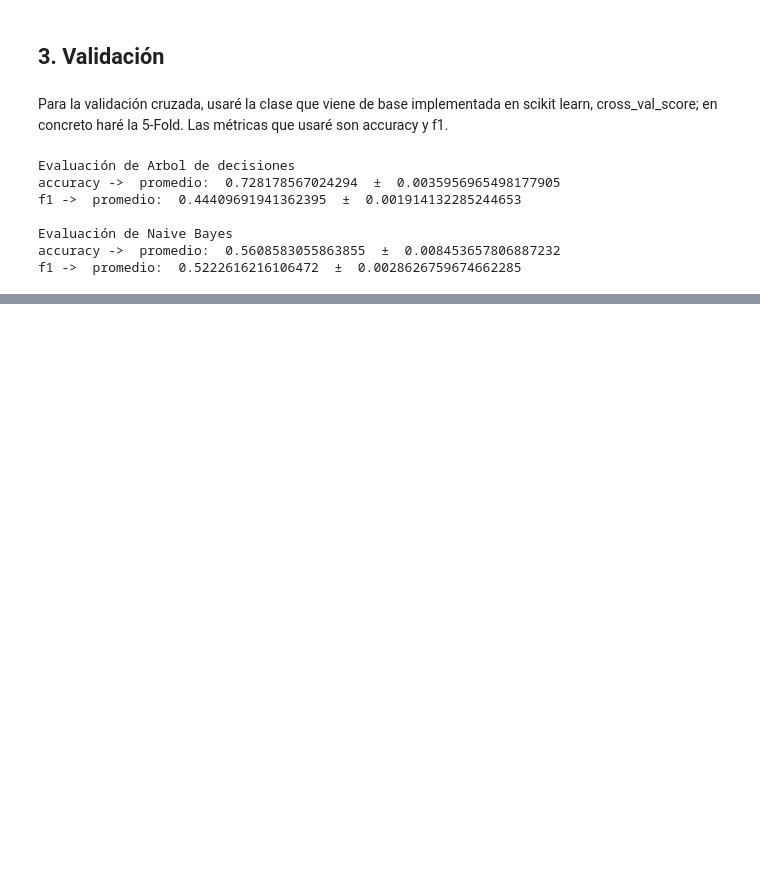
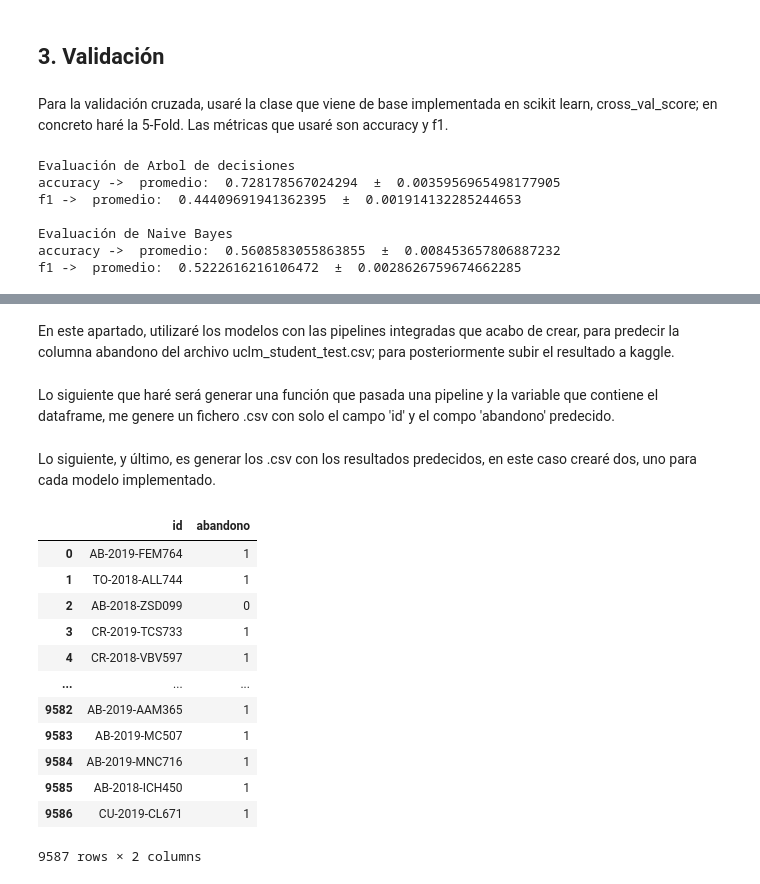
Before and after one commit to Marcos-Wth/Practica_1_Mineria_de_Datos, a Jupyter notebook: Práctica 1 - Análisis, procesamiento y validación .ipynb, the cells around one changed output, grey strips where cells are left out. Cells and saved outputs as stored; diff of their text form; code cells hidden in the pictures; blank space fills up the shorter version.

```diff
--- a/Práctica 1 - Análisis, procesamiento y validación .ipynb
+++ b/Práctica 1 - Análisis, procesamiento y validación .ipynb
@@ -1181,0 +1183,51 @@ f1 ->  promedio:  0.5222616216106472  ±  0.0028626759674662285
+# %% [markdown]
+En este apartado, utilizaré los modelos con las pipelines integradas que acabo de crear, para predecir la columna abandono del archivo uclm_student_test.csv; para posteriormente subir el resultado a kaggle.
+# %%
+# Vuelvo a cargar df_test, por si acaso
+df_test=pd.read_csv('uclm_student_test.csv')
+# %% [markdown]
+Lo siguiente que haré será generar una función que pasada una pipeline y la variable que contiene el dataframe, me genere un fichero .csv con solo el campo 'id' y el compo 'abandono' predecido.
+# %%
+def generar_archivo_csv(pipeline, df, nombre_archivo):
+
+    # Guardo la columna par luego insertarla en el archivo de entrega (ya que lo elimino en la pipeline)
+    ids = df['id'].copy()
+
+    # Predigo la columna 'abandono'
+    predicciones_abandono = pipeline.predict(df)
+
+    # Construyo el dataframe con los resultados y el id
+    df_submission = pd.DataFrame({
+        'id': ids,
+        'abandono': predicciones_abandono
+    })
+
+    # Me aseguro de que el tipo de dato generado para la predicción de 'abandono' es int
+    df_submission['abandono'] = df_submission['abandono'].astype(int)
+
+    # Genero el csv
+    df_submission.to_csv(nombre_archivo, index=False)
+
+    return df_submission
+# %% [markdown]
+Lo siguiente, y último, es generar los .csv con los resultados predecidos, en este caso crearé dos, uno para cada modelo implementado.
+# %%
+# Creación del fichero con las predicciones del modelo Arbol de decisiones
+nombre_arbol='arbol_kaggle.csv'
+
+pipeline_arbol.fit(X,y)
+generar_archivo_csv(pipeline_arbol, df_test, nombre_arbol)
+# %% [output]
+|  | id | abandono |
+| 0 | AB-2019-FEM764 | 1 |
+| 1 | TO-2018-ALL744 | 1 |
+| 2 | AB-2018-ZSD099 | 0 |
+| 3 | CR-2019-TCS733 | 1 |
+| 4 | CR-2018-VBV597 | 1 |
+| ... | ... | ... |
+| 9582 | AB-2019-AAM365 | 1 |
+| 9583 | AB-2019-MC507 | 1 |
+| 9584 | AB-2019-MNC716 | 1 |
+| 9585 | AB-2018-ICH450 | 1 |
+| 9586 | CU-2019-CL671 | 1 |
+9587 rows × 2 columns
```
Also changed, not shown: parts of 3 cells of this notebook, 2 other files.
